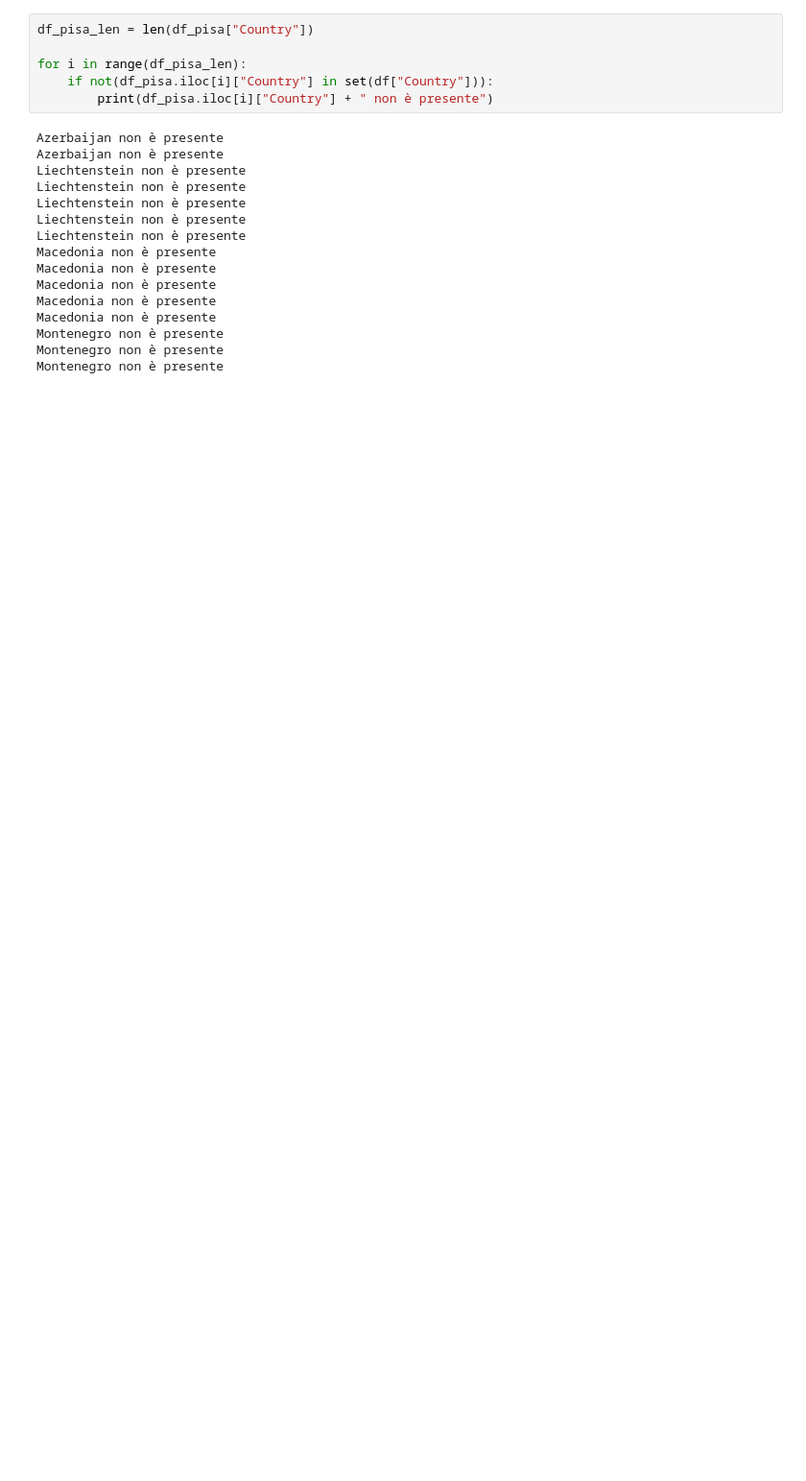
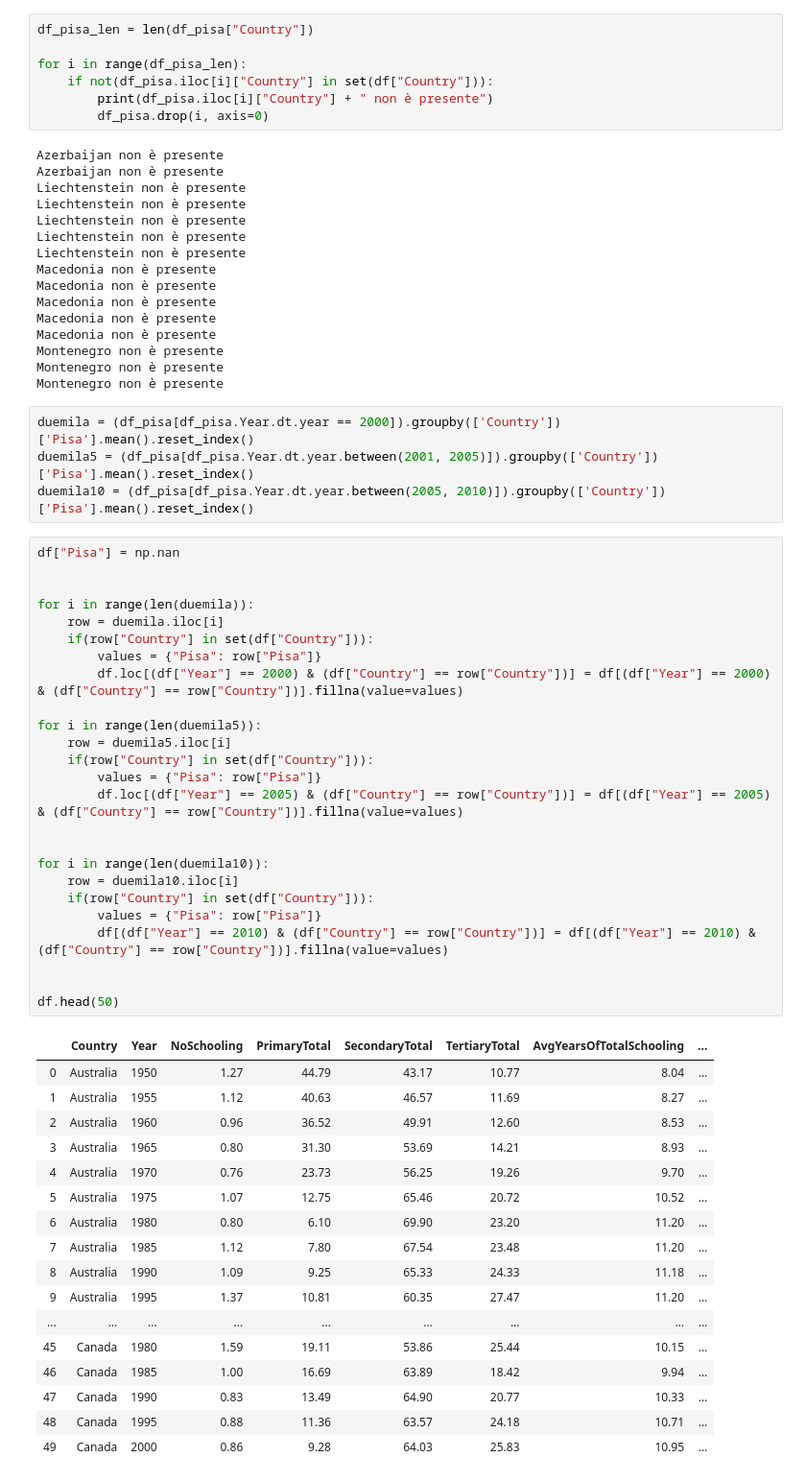
Before and after one commit to alepistola/HumanDataScience, a Jupyter notebook: hds_project.ipynb, the cells around one changed output. Shown at 96% size. Cells and saved outputs as stored; diff of their text form; blank space fills up the shorter version.

```diff
--- a/hds_project.ipynb
+++ b/hds_project.ipynb
@@ -340,6 +332,7 @@ df_pisa_len = len(df_pisa["Country"])
 for i in range(df_pisa_len):
     if not(df_pisa.iloc[i]["Country"] in set(df["Country"])):
         print(df_pisa.iloc[i]["Country"] + " non è presente")
+        df_pisa.drop(i, axis=0)
 # %% [output]
 Azerbaijan non è presente
 Azerbaijan non è presente
@@ -356,3 +349,50 @@ Macedonia non è presente
 Montenegro non è presente
 Montenegro non è presente
 Montenegro non è presente
+# %%
+duemila = (df_pisa[df_pisa.Year.dt.year == 2000]).groupby(['Country'])['Pisa'].mean().reset_index()
+duemila5 = (df_pisa[df_pisa.Year.dt.year.between(2001, 2005)]).groupby(['Country'])['Pisa'].mean().reset_index()
+duemila10 = (df_pisa[df_pisa.Year.dt.year.between(2005, 2010)]).groupby(['Country'])['Pisa'].mean().reset_index()
+# %%
+df["Pisa"] = np.nan
+
+
+for i in range(len(duemila)):
+    row = duemila.iloc[i]
+    if(row["Country"] in set(df["Country"])):
+        values = {"Pisa": row["Pisa"]}
+        df.loc[(df["Year"] == 2000) & (df["Country"] == row["Country"])] = df[(df["Year"] == 2000) & (df["Country"] == row["Country"])].fillna(value=values)
+
+for i in range(len(duemila5)):
+    row = duemila5.iloc[i]
+    if(row["Country"] in set(df["Country"])):
+        values = {"Pisa": row["Pisa"]}
+        df.loc[(df["Year"] == 2005) & (df["Country"] == row["Country"])] = df[(df["Year"] == 2005) & (df["Country"] == row["Country"])].fillna(value=values)
+
+
+for i in range(len(duemila10)):
+    row = duemila10.iloc[i]
+    if(row["Country"] in set(df["Country"])):
+        values = {"Pisa": row["Pisa"]}
+        df[(df["Year"] == 2010) & (df["Country"] == row["Country"])] = df[(df["Year"] == 2010) & (df["Country"] == row["Country"])].fillna(value=values)
+
+
+df.head(50)
+# %% [output]
+|  | Country | Year | NoSchooling | PrimaryTotal | SecondaryTotal | TertiaryTotal | AvgYearsOfTotalSchooling | ... |
+| 0 | Australia | 1950 | 1.27 | 44.79 | 43.17 | 10.77 | 8.04 | ... |
+| 1 | Australia | 1955 | 1.12 | 40.63 | 46.57 | 11.69 | 8.27 | ... |
+| 2 | Australia | 1960 | 0.96 | 36.52 | 49.91 | 12.60 | 8.53 | ... |
+| 3 | Australia | 1965 | 0.80 | 31.30 | 53.69 | 14.21 | 8.93 | ... |
+| 4 | Australia | 1970 | 0.76 | 23.73 | 56.25 | 19.26 | 9.70 | ... |
+| 5 | Australia | 1975 | 1.07 | 12.75 | 65.46 | 20.72 | 10.52 | ... |
+| 6 | Australia | 1980 | 0.80 | 6.10 | 69.90 | 23.20 | 11.20 | ... |
+| 7 | Australia | 1985 | 1.12 | 7.80 | 67.54 | 23.48 | 11.20 | ... |
+| 8 | Australia | 1990 | 1.09 | 9.25 | 65.33 | 24.33 | 11.18 | ... |
+| 9 | Australia | 1995 | 1.37 | 10.81 | 60.35 | 27.47 | 11.20 | ... |
+| ... | ... | ... | ... | ... | ... | ... | ... | ... |
+| 45 | Canada | 1980 | 1.59 | 19.11 | 53.86 | 25.44 | 10.15 | ... |
+| 46 | Canada | 1985 | 1.00 | 16.69 | 63.89 | 18.42 | 9.94 | ... |
+| 47 | Canada | 1990 | 0.83 | 13.49 | 64.90 | 20.77 | 10.33 | ... |
+| 48 | Canada | 1995 | 0.88 | 11.36 | 63.57 | 24.18 | 10.71 | ... |
+| 49 | Canada | 2000 | 0.86 | 9.28 | 64.03 | 25.83 | 10.95 | ... |
```
Also changed, not shown: parts of 6 cells of this notebook.
